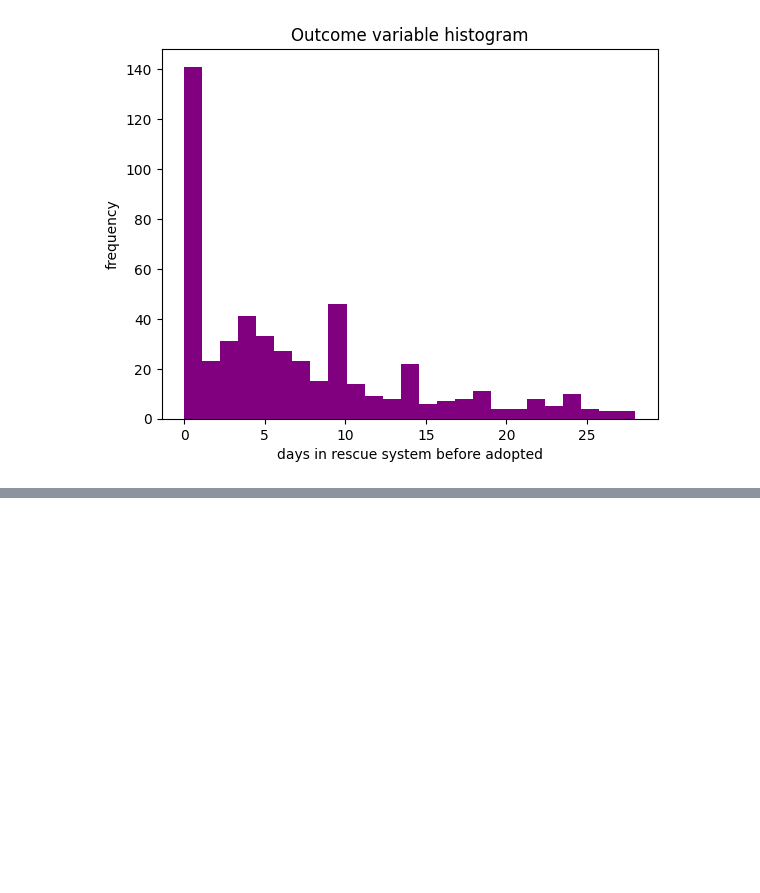
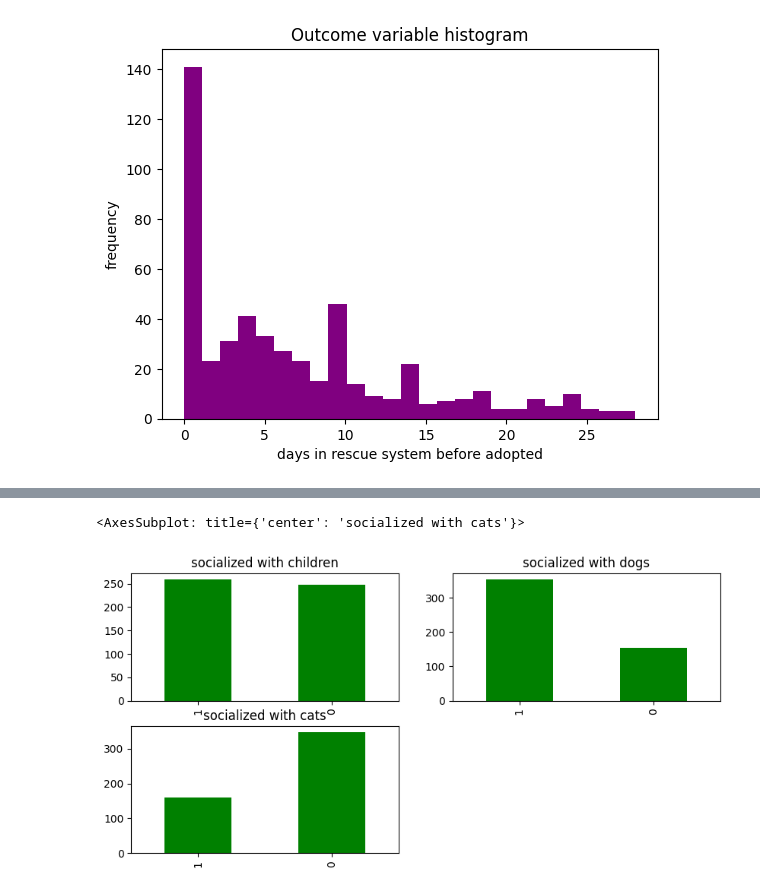
Before and after one commit to BillBelieve/Dog-Adoption-Data-Science-Project, a Jupyter notebook: Project Data Science/data transformation.ipynb, the cells around one changed output, grey strips where cells are left out. Drawn from its saved outputs; the diff is of its cells as text; code cells hidden in the pictures; blank space fills up the shorter version.

```diff
--- a/Project Data Science/data transformation.ipynb
+++ b/Project Data Science/data transformation.ipynb
@@ -302,0 +325,17 @@ Text(0.5, 1.0, 'Outcome variable histogram')
+# %%
+# Set up a grid of plots
+fig = plt.figure(figsize=(10,10))
+fig_dims = (4, 2)
+
+plt.subplot2grid(fig_dims, (2, 0))
+df['children'].value_counts().sort_index(ascending=False).plot(kind='bar',
+                                     title='socialized with children', color='green')
+plt.subplot2grid(fig_dims, (2, 1))
+df['dogs'].value_counts().sort_index(ascending=False).plot(kind='bar',
+                                     title='socialized with dogs', color='green')
+plt.subplot2grid(fig_dims, (3,0))
+df['cats'].value_counts().sort_index(ascending=False).plot(kind='bar',
+                                     title='socialized with cats', color='green')
+# %% [output]
+<AxesSubplot: title={'center': 'socialized with cats'}>
+[figure, added]
```
Also changed, not shown: parts of 1 cell of this notebook, 1 other file.
